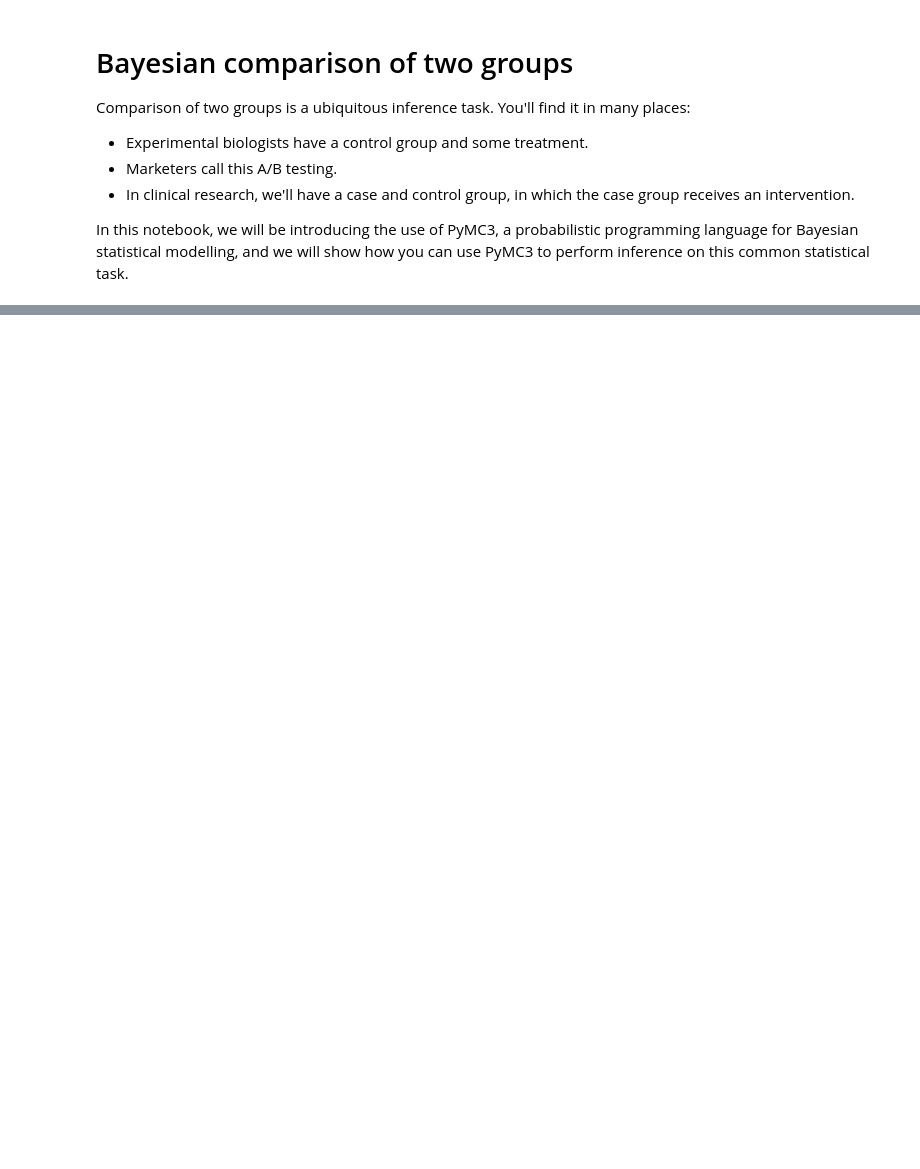
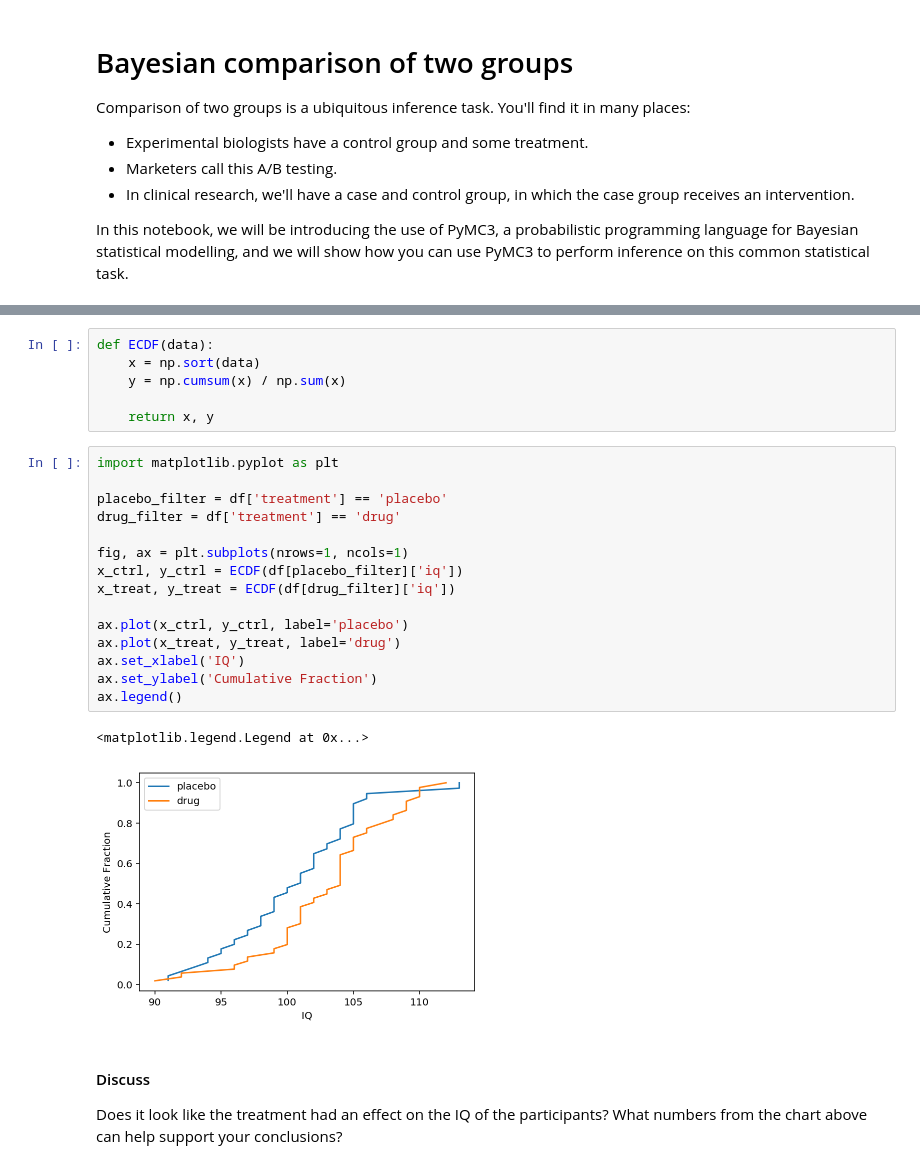
Before and after one commit to ericmjl/bayesian-stats-modelling-tutorial, a Jupyter notebook: notebooks/03-two-group-comparison.ipynb, the cells around one changed output, grey strips where cells are left out. Drawn from its saved outputs; the diff is of its cells as text; blank space fills up the shorter version.

```diff
--- a/notebooks/03-two-group-comparison.ipynb
+++ b/notebooks/03-two-group-comparison.ipynb
@@ -10,0 +107,28 @@ In this notebook, we will be introducing the use of PyMC3, a probabilistic progr
+# %%
+def ECDF(data):
+    x = np.sort(data)
+    y = np.cumsum(x) / np.sum(x)
+
+    return x, y
+# %%
+import matplotlib.pyplot as plt
+
+placebo_filter = df['treatment'] == 'placebo'
+drug_filter = df['treatment'] == 'drug'
+
+fig, ax = plt.subplots(nrows=1, ncols=1)
+x_ctrl, y_ctrl = ECDF(df[placebo_filter]['iq'])
+x_treat, y_treat = ECDF(df[drug_filter]['iq'])
+
+ax.plot(x_ctrl, y_ctrl, label='placebo')
+ax.plot(x_treat, y_treat, label='drug')
+ax.set_xlabel('IQ')
+ax.set_ylabel('Cumulative Fraction')
+ax.legend()
+# %% [output]
+<matplotlib.legend.Legend at 0x...>
+[figure, added]
+# %% [markdown]
+#### Discuss
+
+Does it look like the treatment had an effect on the IQ of the participants? What numbers from the chart above can help support your conclusions?
```
Also changed, not shown: parts of 26 cells of this notebook, 2 other files.
